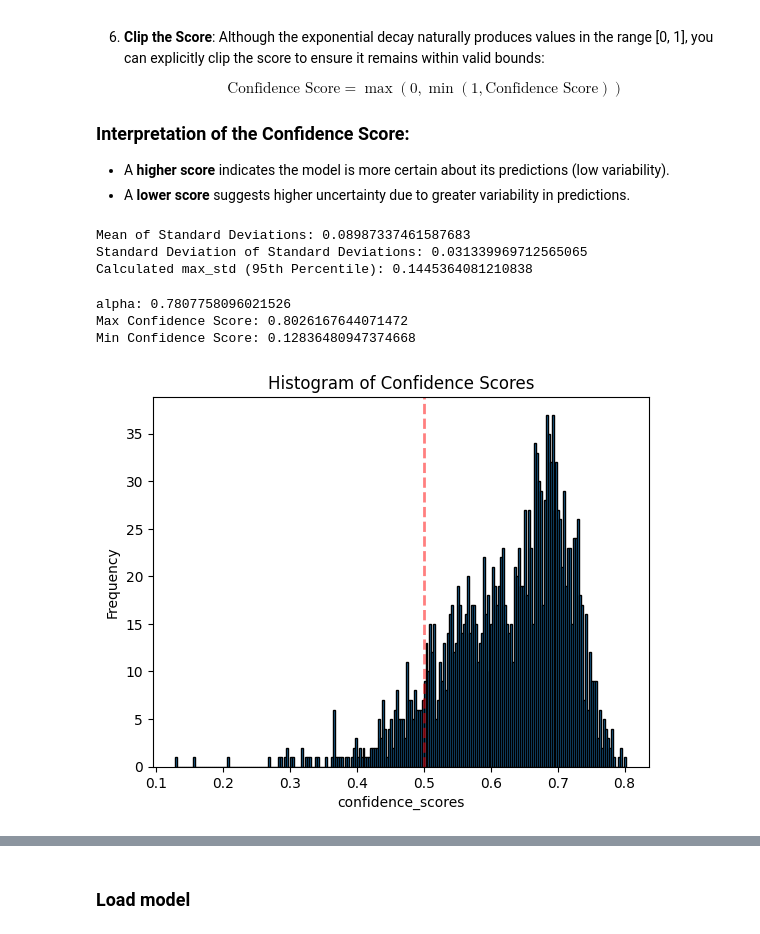
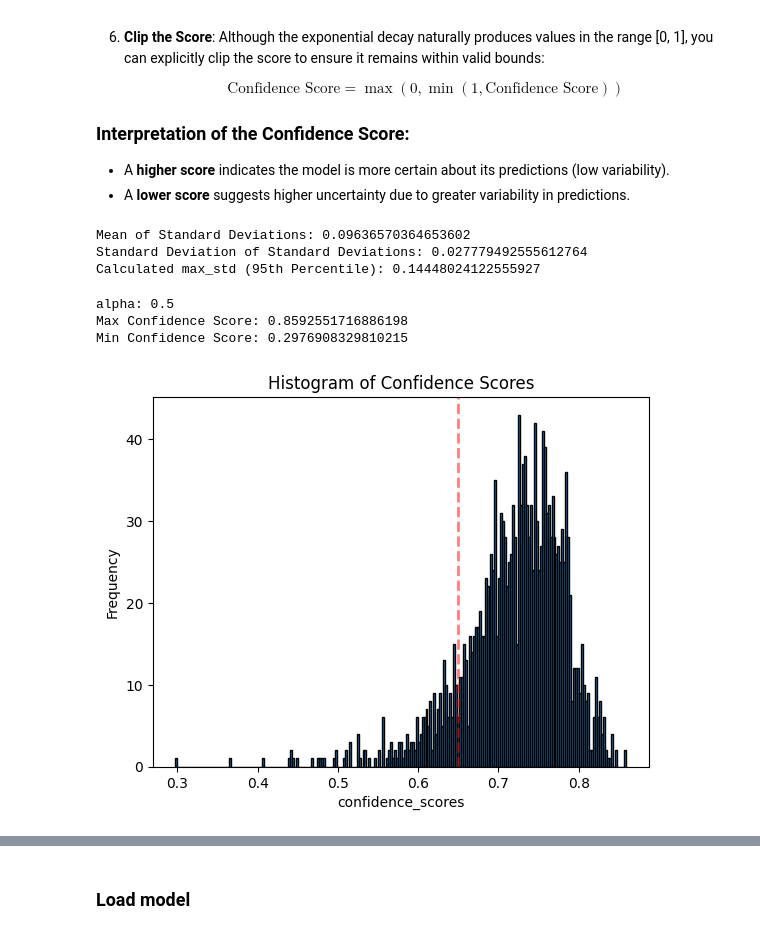
Before and after one commit to vincent-stadler/dPoDL, a Jupyter notebook: experiments/training/train-transformer-variable-length.ipynb, the cells around one changed output, grey strips where cells are left out. Saved outputs shown, nothing was run; the diff lists cells and outputs as text; code cells hidden in the pictures.

Commit message:
hparam testing and test accuracy, fix not_halllucinate tests

```diff
--- a/experiments/training/train-transformer-variable-length.ipynb
+++ b/experiments/training/train-transformer-variable-length.ipynb
@@ -258,7 +258,7 @@ def init_weights(m):
                 nn.init.xavier_uniform_(param)  # Initialize weights in transformer layers
 # %%
 # Instantiate model, loss, and optimizer
-model = FloatSequenceTransformer()
+model = FloatSequenceTransformer(embedding_dim=2, num_heads=1, num_layers=1, dropout=0.2)
 base_loss_fn = nn.SmoothL1Loss()
 criterion = custom_loss    #custom_loss  or  nn.SmoothL1Loss()  nn.MSELoss()-> more sensitive to outliers, worse results
 #criterion = nn.SmoothL1Loss()    #custom_loss  or  nn.SmoothL1Loss()  nn.MSELoss()-> more sensitive to outliers, worse results
@@ -397,18 +412,26 @@ def predict_next_value_with_uncertainty(model, sequence, num_samples=60):
     return mean_prediction, std_prediction
 # %%
 results_hallucinate = []
-input_window = 5 # even good results with 3!
-for sequence in tqdm([_ for _ in test_sequences if len(_) > input_window + 5]):
-    real_sequence, predicted_sequence, std_predictions = sequence, list(sequence[:input_window]), [0] * input_window
+start_window = 5 # even good results with 3!
 
-    for i in range(input_window, len(sequence)):
-        if i == input_window:
-            previous_input = sequence[:input_window]
+test_loss_hallucinate = {"prediction": [], "target": []}
+for sequence in tqdm([_ for _ in test_sequences if len(_) > start_window + 5]):
+    real_sequence, predicted_sequence, std_predictions = sequence, list(sequence[:start_window]), [0] * start_window
+
+    for i in range(start_window, len(sequence)):
+        if i == start_window:
+            previous_input = sequence[:start_window]
         y_hat, std_prediction = predict_next_value_with_uncertainty(model, previous_input, num_samples=30)
         #y_hat = predict_next_value(model, previous_input)
         previous_input = np.concatenate((previous_input, np.array([y_hat])))
         std_predictions.append(std_prediction)
 
     predicted_sequence = previous_input
+
+    test_loss_hallucinate["prediction"].extend(list(predicted_sequence[start_window:]))
+    test_loss_hallucinate["target"].extend(list(real_sequence[start_window:]))
+
     real_sequence, predicted_sequence = real_sequence * STD_GLOBAL + MEAN_GLOBAL, predicted_sequence * STD_GLOBAL + MEAN_GLOBAL
     results_hallucinate.append((real_sequence, predicted_sequence, std_predictions))
+
+print("test_loss_hallucinate:", custom_loss(torch.tensor(test_loss_hallucinate["prediction"]), torch.tensor(test_loss_hallucinate["target"])).item())
@@ -415,14 +440,21 @@ for sequence in tqdm([_ for _ in test_sequences if len(_) > input_window + 5]):
 # %%
 results_not_hallucinate = []
-input_window = 5 # even good results with 3!
-for sequence in tqdm([_ for _ in test_sequences if len(_) > input_window + 5]):
-    real_sequence, predicted_sequence, std_predictions = sequence, list(sequence[:input_window]), [0] * input_window
+start_window = 5
 
-    for i in range(input_window, len(sequence)):
+test_loss = {"prediction": [], "target": []}
+for sequence in tqdm([_ for _ in test_sequences if len(_) > start_window + 5]):
+    real_sequence, predicted_sequence, std_predictions = sequence, list(sequence[:start_window]), [0] * start_window
+
+    for input_window in range(start_window, len(sequence)):
         previous_input = sequence[:input_window]
         y_hat, std_prediction = predict_next_value_with_uncertainty(model, previous_input, num_samples=40)
         predicted_sequence.append(y_hat)
         std_predictions.append(std_prediction)
 
+    test_loss["prediction"].extend(list(predicted_sequence[start_window:]))
+    test_loss["target"].extend(list(real_sequence[start_window:]))
+
     real_sequence, predicted_sequence = real_sequence * STD_GLOBAL + MEAN_GLOBAL, np.array(predicted_sequence) * STD_GLOBAL + MEAN_GLOBAL
     results_not_hallucinate.append((real_sequence, predicted_sequence, std_predictions))
+
+print("test_loss:", custom_loss(torch.tensor(test_loss["prediction"]), torch.tensor(test_loss["target"])).item())
@@ -476,6 +510,7 @@ The confidence score is calculated based on the variability in the model's predi
 - A **lower score** suggests higher uncertainty due to greater variability in predictions.
 # %%
 std_devs = list(itertools.chain(*[i[2]for i in results_not_hallucinate]))
+#std_devs = list(itertools.chain(*[i[2]for i in results_hallucinate]))
 std_devs = [i for i in std_devs if i != 0]
 MEAN_STD = np.mean(std_devs)
 STD_STD = np.std(std_devs)
@@ -486,41 +521,41 @@ print(f"Mean of Standard Deviations: {MEAN_STD}")
 print(f"Standard Deviation of Standard Deviations: {STD_STD}")
 print(f"Calculated max_std (95th Percentile): {MAX_STD}")
 # %% [output]
-Mean of Standard Deviations: 0.08987337461587683
-Standard Deviation of Standard Deviations: 0.031339969712565065
-Calculated max_std (95th Percentile): 0.1445364081210838
+Mean of Standard Deviations: 0.09636570364653602
+Standard Deviation of Standard Deviations: 0.027779492555612764
+Calculated max_std (95th Percentile): 0.14448024122555927
 # %%
-CONFIDENCE_THRESHOLD = 0.5
-target_percentile = 90  # dont know if this should be fixed or not, maybe make it dependent on performance of test set
+CONFIDENCE_THRESHOLD = 0.65
+target_percentile = 75  # dont know if this should be fixed or not, maybe make it dependent on performance of test set
 
 def calculate_confidence_score(s):
     normalized_s = s / MAX_STD  # Normalize by max_std (95th percentile)
     confidence_score = np.exp(-alpha * normalized_s)  # Apply exponential decay
     return confidence_score
 
 std_dev_at_percentile = np.percentile(std_devs, target_percentile)  # Find the std_dev corresponding to the 25th percentile
 alpha = -np.log(CONFIDENCE_THRESHOLD) / (std_dev_at_percentile / MAX_STD)  # Solve for alpha
-#alpha = 0.5 # fixed aloha
+alpha = 0.5 # fixed aloha
 print("alpha:", alpha)
 
 confidence_scores = [calculate_confidence_score(s) for s in std_devs]
 
 max_confidence = max(confidence_scores)
 min_confidence = min(confidence_scores)
 print(f"Max Confidence Score: {max_confidence}")
 print(f"Min Confidence Score: {min_confidence}")
 
 plt.hist(confidence_scores, bins=len(confidence_scores)//8, edgecolor='black')
 plt.axvline(x=CONFIDENCE_THRESHOLD, color="red", alpha=0.5,linestyle='--', linewidth=2, label=f"Threshold = {CONFIDENCE_THRESHOLD}")
 plt.xlabel('confidence_scores')
 plt.ylabel('Frequency')
 plt.title('Histogram of Confidence Scores')
 plt.show()
 # %% [output]
-alpha: 0.7807758096021526
-Max Confidence Score: 0.8026167644071472
-Min Confidence Score: 0.12836480947374668
+alpha: 0.5
+Max Confidence Score: 0.8592551716886198
+Min Confidence Score: 0.2976908329810215
-[figure, old version]
+[figure, new version]
 # %%
 num_samples = 10
 
```
Also changed, not shown: parts of 9 cells of this notebook, 1 other file.
